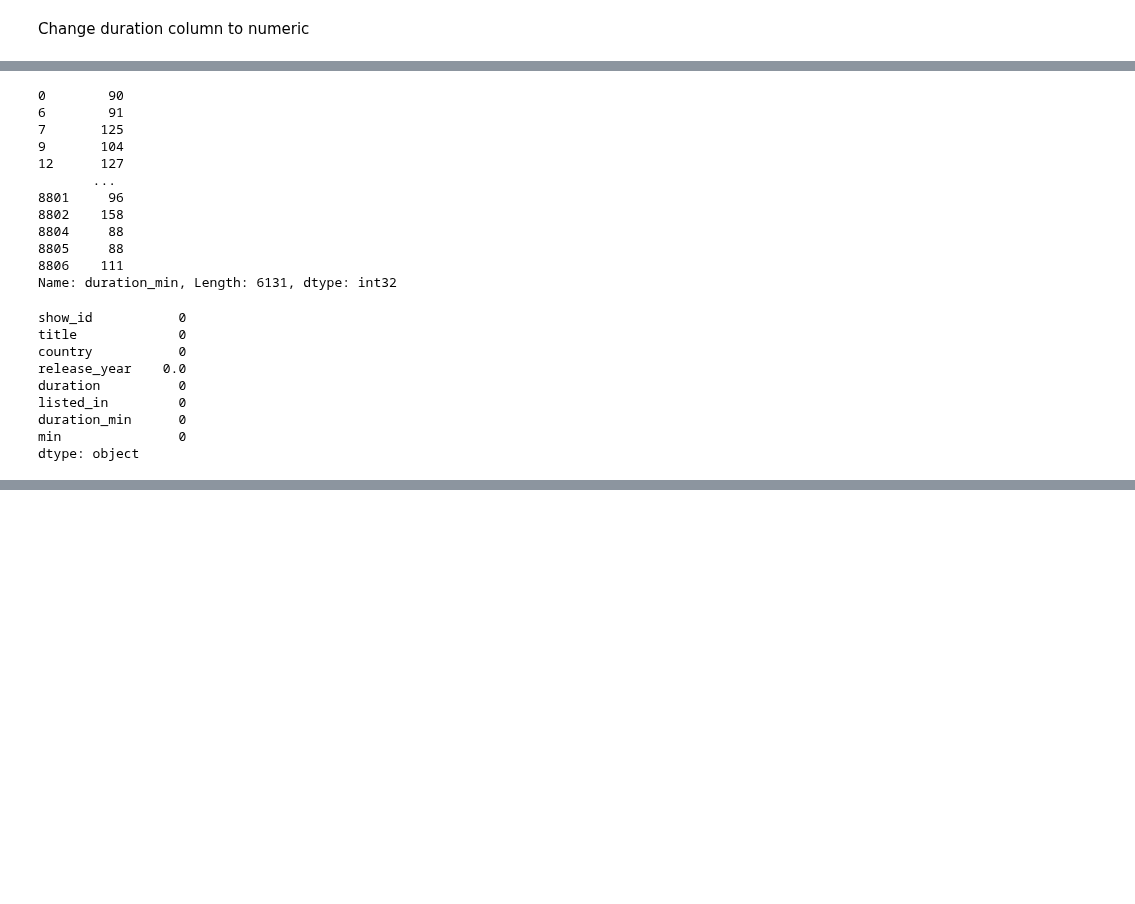
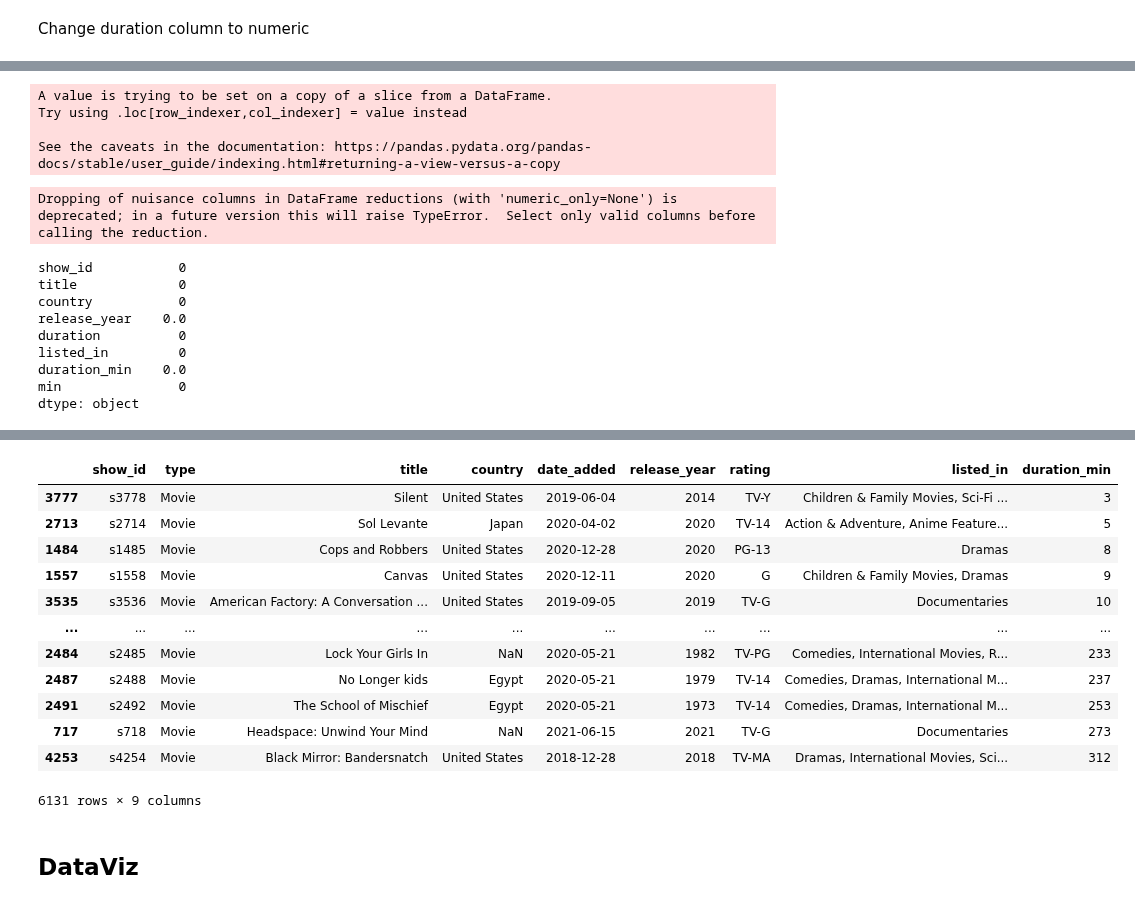
Before and after one commit to Blowdire/DataVisualizationProject, a Jupyter notebook: Progetto/progetto-netflix.ipynb, the cells around one changed output, grey strips where cells are left out. Drawn from its saved outputs; the diff is of its cells as text; code cells hidden in the pictures; blank space fills up the shorter version.

Commit message:
netflix

```diff
--- a/Progetto/progetto-netflix.ipynb
+++ b/Progetto/progetto-netflix.ipynb
@@ -304,33 +303,28 @@ netflix_f.head()
 | 7 | s8 | Movie | Sankofa | United States, Ghana, Burkina Fas... | 2021-09-24 | 1993 | TV-MA | 125 min | Dramas, Independent Movies, Inter... | ... |
 | 9 | s10 | Movie | The Starling | United States | 2021-09-24 | 2021 | PG-13 | 104 min | Comedies, Dramas | ... |
 | 12 | s13 | Movie | Je Suis Karl | Germany, Czech Republic | 2021-09-23 | 2021 | TV-MA | 127 min | Dramas, International Movies | ... |
-# %%
-netflix_f['duration_min'].astype('int')
-# %% [output]
-0        90
-6        91
-7       125
-9       104
-12      127
-       ...
-8801     96
-8802    158
-8804     88
-8805     88
-8806    111
-Name: duration_min, Length: 6131, dtype: int32
+# %%
+# netflix_f['duration_min'].astype('float')
+
+netflix_f.duration_min = pd.to_numeric(netflix_f.duration_min, errors='coerce')
+# %% [output]
+A value is trying to be set on a copy of a slice from a DataFrame.
+Try using .loc[row_indexer,col_indexer] = value instead
+
+See the caveats in the documentation: https://pandas.pydata.org/pandas-docs/stable/user_guide/indexing.html#returning-a-view-versus-a-copy
 # %%
 netflix_f[netflix_f.isna()].sum()
 # %% [output]
-show_id           0
-title             0
-country           0
-release_year    0.0
-duration          0
-listed_in         0
-duration_min      0
-min               0
-dtype: object
+Dropping of nuisance columns in DataFrame reductions (with 'numeric_only=None') is deprecated; in a future version this will raise TypeError.  Select only valid columns before calling the reduction.
+show_id           0
+title             0
+country           0
+release_year    0.0
+duration          0
+listed_in         0
+duration_min    0.0
+min               0
+dtype: object
 # %%
 netflix_f = netflix_f.drop(['duration', 'min'], axis=1)
 # %%
@@ -342,3 +336,21 @@ netflix_f.head()
 | 7 | s8 | Movie | Sankofa | United States, Ghana, Burkina Fas... | 2021-09-24 | 1993 | TV-MA | Dramas, Independent Movies, Inter... | 125 |
 | 9 | s10 | Movie | The Starling | United States | 2021-09-24 | 2021 | PG-13 | Comedies, Dramas | 104 |
 | 12 | s13 | Movie | Je Suis Karl | Germany, Czech Republic | 2021-09-23 | 2021 | TV-MA | Dramas, International Movies | 127 |
+# %%
+netflix_f.sort_values(by='duration_min')
+# %% [output]
+|  | show_id | type | title | country | date_added | release_year | rating | listed_in | duration_min |
+| 3777 | s3778 | Movie | Silent | United States | 2019-06-04 | 2014 | TV-Y | Children & Family Movies, Sci-Fi ... | 3 |
+| 2713 | s2714 | Movie | Sol Levante | Japan | 2020-04-02 | 2020 | TV-14 | Action & Adventure, Anime Feature... | 5 |
+| 1484 | s1485 | Movie | Cops and Robbers | United States | 2020-12-28 | 2020 | PG-13 | Dramas | 8 |
+| 1557 | s1558 | Movie | Canvas | United States | 2020-12-11 | 2020 | G | Children & Family Movies, Dramas | 9 |
+| 3535 | s3536 | Movie | American Factory: A Conversation ... | United States | 2019-09-05 | 2019 | TV-G | Documentaries | 10 |
+| ... | ... | ... | ... | ... | ... | ... | ... | ... | ... |
+| 2484 | s2485 | Movie | Lock Your Girls In | NaN | 2020-05-21 | 1982 | TV-PG | Comedies, International Movies, R... | 233 |
+| 2487 | s2488 | Movie | No Longer kids | Egypt | 2020-05-21 | 1979 | TV-14 | Comedies, Dramas, International M... | 237 |
+| 2491 | s2492 | Movie | The School of Mischief | Egypt | 2020-05-21 | 1973 | TV-14 | Comedies, Dramas, International M... | 253 |
+| 717 | s718 | Movie | Headspace: Unwind Your Mind | NaN | 2021-06-15 | 2021 | TV-G | Documentaries | 273 |
+| 4253 | s4254 | Movie | Black Mirror: Bandersnatch | United States | 2018-12-28 | 2018 | TV-MA | Dramas, International Movies, Sci... | 312 |
+6131 rows × 9 columns
+# %% [markdown]
+## DataViz
```
Also changed, not shown: parts of 6 cells of this notebook.
